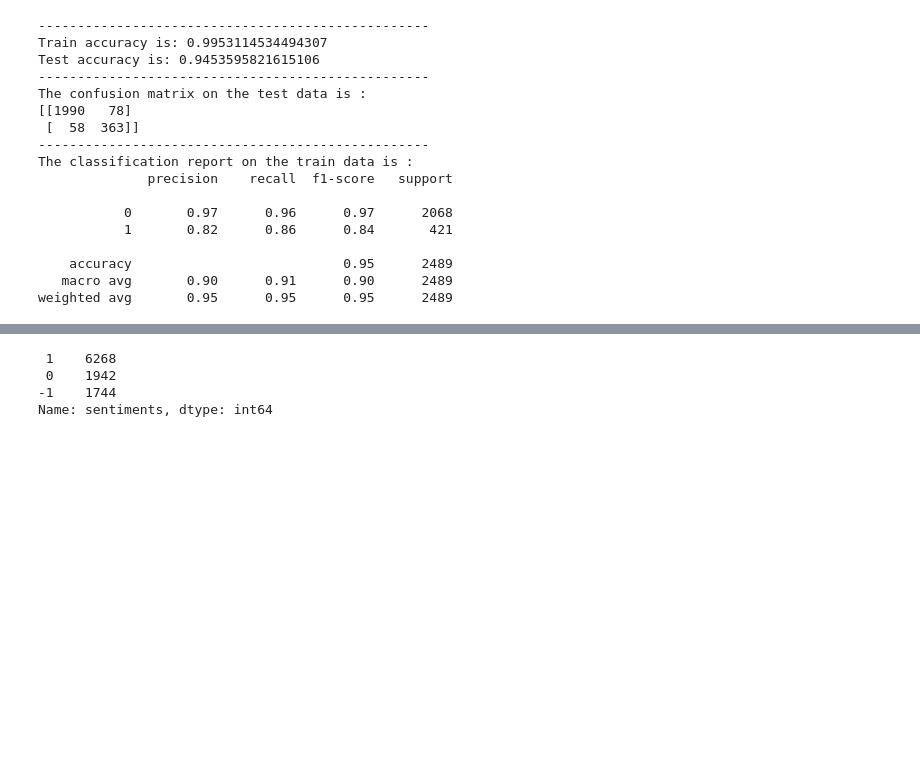
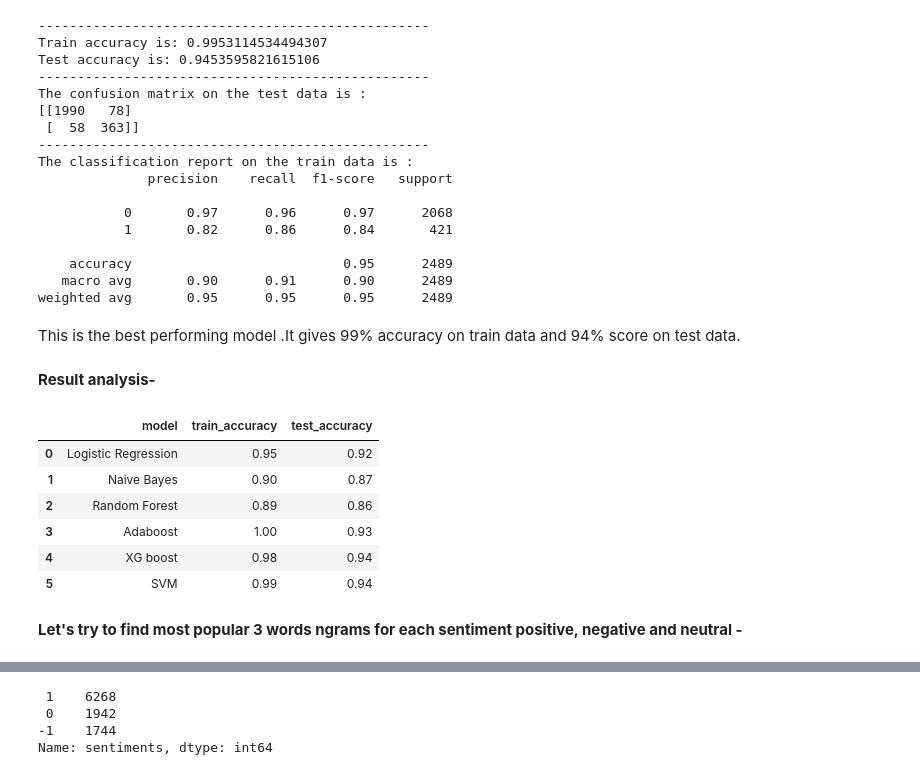
Before and after one commit to dkd99/ZOMATO-RESTAURANT-CLUSTERING-AND-SENTIMENT-ANALYSIS, a Jupyter notebook: ZOMATO_RESTAURANT_CLUSTERING_AND_SENTIMENT_ANALYSIS.ipynb, the cells around one changed output, grey strips where cells are left out. Cells and saved outputs as stored; diff of their text form; code cells hidden in the pictures; blank space fills up the shorter version.

```diff
--- a/ZOMATO_RESTAURANT_CLUSTERING_AND_SENTIMENT_ANALYSIS.ipynb
+++ b/ZOMATO_RESTAURANT_CLUSTERING_AND_SENTIMENT_ANALYSIS.ipynb
@@ -2568,6 +2758,24 @@ The classification report on the train data is :
     accuracy                           0.95      2489
    macro avg       0.90      0.91      0.90      2489
 weighted avg       0.95      0.95      0.95      2489
+# %% [markdown]
+This is the best performing model .It gives 99% accuracy on train data and 94% score on test data.
+# %% [markdown]
+**Result analysis-**
+# %%
+result=pd.DataFrame({'model':['Logistic Regression','Naive Bayes','Random Forest','Adaboost','XG boost','SVM'],'train_accuracy':[0.95,0.9,0.89,1,0.98,0.99],'test_accuracy':[0.92,0.87,0.86,0.93,0.94,0.94]})
+# %%
+result
+# %% [output]
+|  | model | train_accuracy | test_accuracy |
+| 0 | Logistic Regression | 0.95 | 0.92 |
+| 1 | Naive Bayes | 0.90 | 0.87 |
+| 2 | Random Forest | 0.89 | 0.86 |
+| 3 | Adaboost | 1.00 | 0.93 |
+| 4 | XG boost | 0.98 | 0.94 |
+| 5 | SVM | 0.99 | 0.94 |
+# %% [markdown]
+**Let's try to find most popular 3 words ngrams for each sentiment positive, negative and neutral  -**
 # %%
 df_x=df_rev.copy()
 # %%
```
Also changed, not shown: parts of 74 cells of this notebook.
